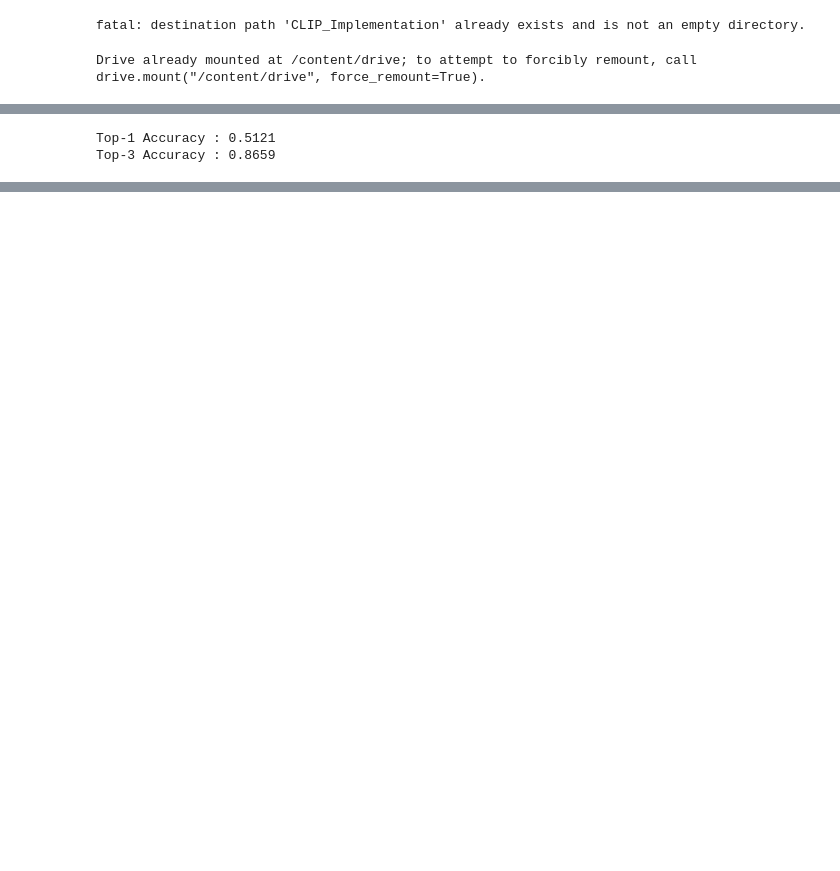
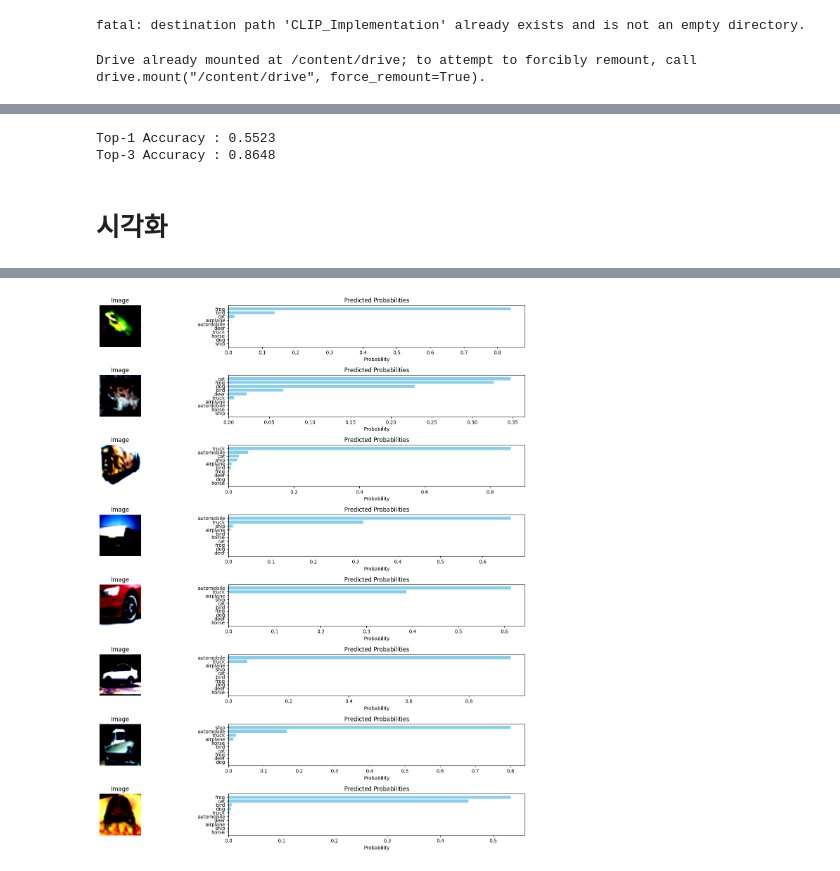
Before and after one commit to whiskycasablanca/CLIP_Implementation, a Jupyter notebook: CLIP_Zeroshot_Test.ipynb, the cells around one changed output, grey strips where cells are left out. Drawn from its saved outputs; the diff is of its cells as text; code cells hidden in the pictures; blank space fills up the shorter version.

Commit message:
프롬프팅 수정 a fuzzy photo of

```diff
--- a/CLIP_Zeroshot_Test.ipynb
+++ b/CLIP_Zeroshot_Test.ipynb
@@ -37,16 +33,16 @@ import matplotlib.pyplot as plt
 import numpy as np
 
 texts = [
-    "airplane",
-    "automobile",
-    "bird",
-    "cat",
-    "deer",
-    "dog",
-    "frog",
-    "horse",
-    "ship",
-    "truck"
+    "a fuzzy photo of a airplane",
+    "a fuzzy photo of a automobile",
+    "a fuzzy photo of a bird",
+    "a fuzzy photo of a cat",
+    "a fuzzy photo of a deer",
+    "a fuzzy photo of a dog",
+    "a fuzzy photo of a frog",
+    "a fuzzy photo of a horse",
+    "a fuzzy photo of a ship",
+    "a fuzzy photo of a truck"
 ]
 
 class ZeroShotImageDataset(Dataset):
@@ -135,5 +131,48 @@ if __name__ == "__main__":
         print(f"\nTop-1 Accuracy : {correction / total_size}")
         print(f"Top-3 Accuracy : {top3_correction / total_size}")
 # %% [output]
-Top-1 Accuracy : 0.5121
-Top-3 Accuracy : 0.8659
+Top-1 Accuracy : 0.5523
+Top-3 Accuracy : 0.8648
+# %% [markdown]
+# 시각화
+# %%
+import matplotlib.pyplot as plt
+
+# 첫 배치 가져오기
+images, labels = next(iter(dataloader))
+images = images.to(device)
+with torch.no_grad():
+    image_embedding = model.image_encoder(images)  # shape: (batch_size, proj_dim)
+    logits = image_embedding @ text_embedding.T * torch.exp(model.temperature)
+    probs = logits.softmax(dim=-1)
+
+# 이미지 NumPy로 변환 (permute로 채널 순서를 맞추기)
+images_np = images.cpu().permute(0, 2, 3, 1).numpy()  # shape: (batch_size, H, W, C)
+
+# 시각화
+num_images_to_plot = min(8, images_np.shape[0])
+plt.figure(figsize=(16, 16))
+for i in range(num_images_to_plot):
+    # 원본 이미지 출력
+    plt.subplot(num_images_to_plot, 2, 2 * i + 1)
+    plt.imshow(images_np[i])
+    plt.axis("off")
+    plt.title("Image")
+
+    # 예측 결과 출력: 전체 10개 클래스에 대한 확률을 내림차순으로 정렬해서 바 차트로 표시
+    plt.subplot(num_images_to_plot, 2, 2 * i + 2)
+    # 확률 배열 및 내림차순 정렬
+    prob_i = probs[i].cpu().numpy()
+    sorted_indices = np.argsort(-prob_i)
+    sorted_probs = prob_i[sorted_indices]
+    # text리스트 사용
+    sorted_texts = [texts[idx] for idx in sorted_indices]
+    plt.barh(range(len(texts)), sorted_probs, color="skyblue")
+    plt.gca().invert_yaxis()
+    plt.yticks(range(len(texts)), sorted_texts)
+    plt.xlabel("Probability")
+    plt.title("Predicted Probabilities")
+
+plt.tight_layout()
+plt.show()
+# %% [output]
@@ -139,0 +187 @@ Top-3 Accuracy : 0.8659
+[figure, added]
```
Also changed, not shown: parts of 2 cells of this notebook.
